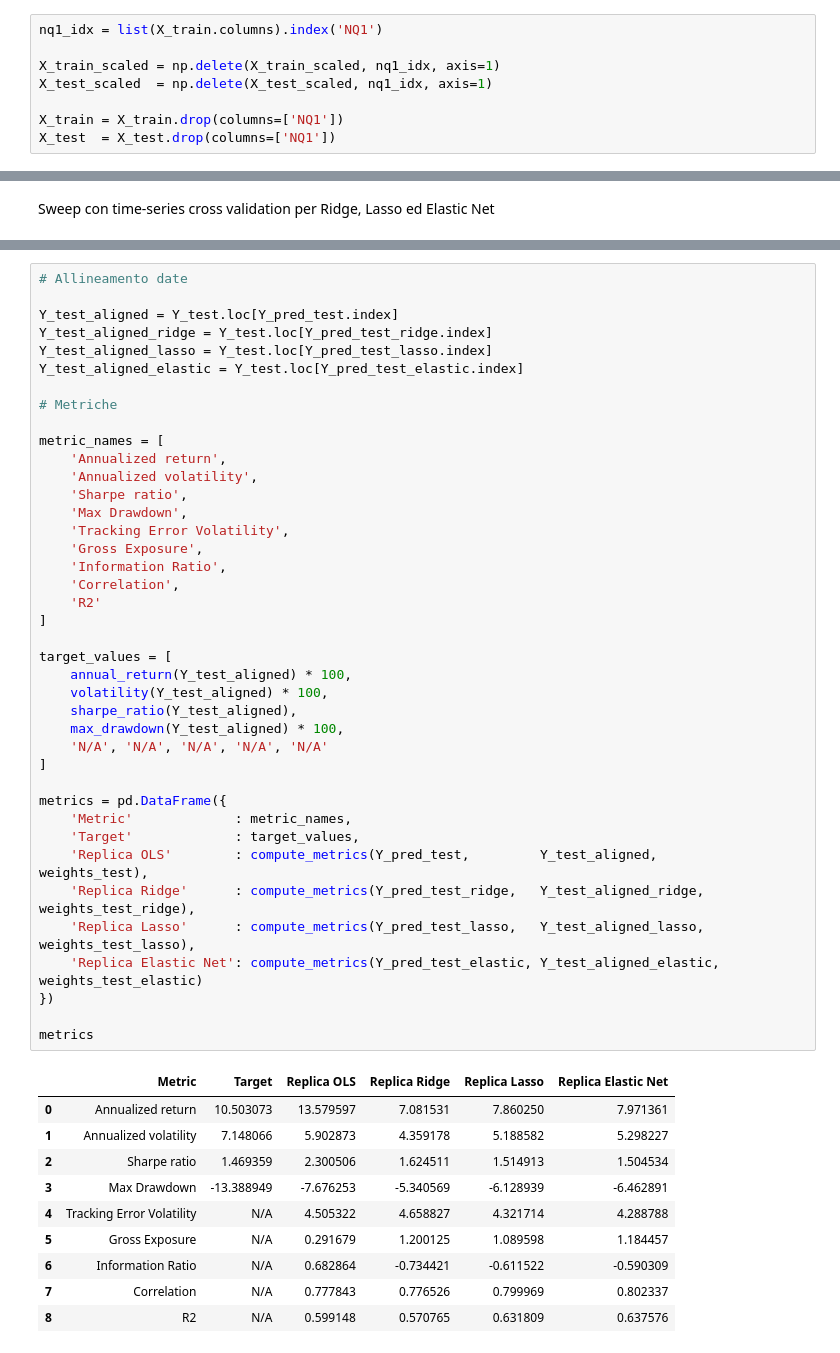
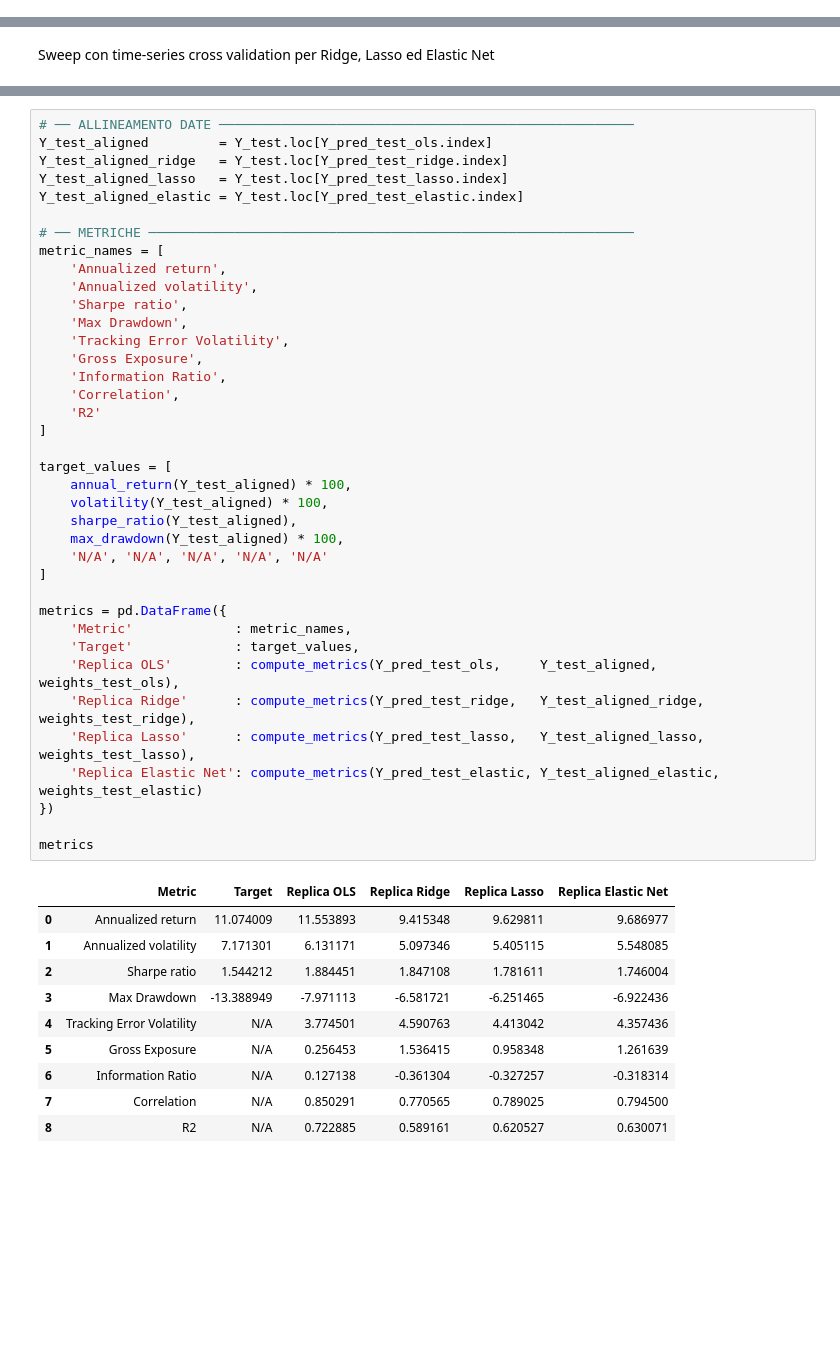
Before and after one commit to tommybaresi-creator/fintech-group-work, a Jupyter notebook: BusinessCase3/StatisticalModels.ipynb, the cells around one changed output, grey strips where cells are left out. Cells and saved outputs as stored; diff of their text form; blank space fills up the shorter version.

```diff
--- a/BusinessCase3/StatisticalModels.ipynb
+++ b/BusinessCase3/StatisticalModels.ipynb
@@ -97,11 +95,3 @@ Droppo indice NQ1
-# %%
-nq1_idx = list(X_train.columns).index('NQ1')
-
-X_train_scaled = np.delete(X_train_scaled, nq1_idx, axis=1)
-X_test_scaled  = np.delete(X_test_scaled, nq1_idx, axis=1)
-
-X_train = X_train.drop(columns=['NQ1'])
-X_test  = X_test.drop(columns=['NQ1'])
 # %% [markdown]
 ---------------------------
 # %% [markdown]
@@ -434,51 +400,49 @@ Y_pred_test_elastic = pd.Series(
 # %%
-# Allineamento date
-
-Y_test_aligned = Y_test.loc[Y_pred_test.index]
-Y_test_aligned_ridge = Y_test.loc[Y_pred_test_ridge.index]
-Y_test_aligned_lasso = Y_test.loc[Y_pred_test_lasso.index]
+# ── ALLINEAMENTO DATE ─────────────────────────────────────────────────────
+Y_test_aligned         = Y_test.loc[Y_pred_test_ols.index]
+Y_test_aligned_ridge   = Y_test.loc[Y_pred_test_ridge.index]
+Y_test_aligned_lasso   = Y_test.loc[Y_pred_test_lasso.index]
 Y_test_aligned_elastic = Y_test.loc[Y_pred_test_elastic.index]
 
-# Metriche
-
+# ── METRICHE ──────────────────────────────────────────────────────────────
 metric_names = [
     'Annualized return',
     'Annualized volatility',
     'Sharpe ratio',
     'Max Drawdown',
     'Tracking Error Volatility',
     'Gross Exposure',
     'Information Ratio',
     'Correlation',
     'R2'
 ]
 
 target_values = [
     annual_return(Y_test_aligned) * 100,
     volatility(Y_test_aligned) * 100,
     sharpe_ratio(Y_test_aligned),
     max_drawdown(Y_test_aligned) * 100,
     'N/A', 'N/A', 'N/A', 'N/A', 'N/A'
 ]
 
 metrics = pd.DataFrame({
     'Metric'             : metric_names,
     'Target'             : target_values,
-    'Replica OLS'        : compute_metrics(Y_pred_test,         Y_test_aligned,         weights_test),
+    'Replica OLS'        : compute_metrics(Y_pred_test_ols,     Y_test_aligned,         weights_test_ols),
     'Replica Ridge'      : compute_metrics(Y_pred_test_ridge,   Y_test_aligned_ridge,   weights_test_ridge),
     'Replica Lasso'      : compute_metrics(Y_pred_test_lasso,   Y_test_aligned_lasso,   weights_test_lasso),
     'Replica Elastic Net': compute_metrics(Y_pred_test_elastic, Y_test_aligned_elastic, weights_test_elastic)
 })
 
 metrics
 # %% [output]
 |  | Metric | Target | Replica OLS | Replica Ridge | Replica Lasso | Replica Elastic Net |
-| 0 | Annualized return | 10.503073 | 13.579597 | 7.081531 | 7.860250 | 7.971361 |
-| 1 | Annualized volatility | 7.148066 | 5.902873 | 4.359178 | 5.188582 | 5.298227 |
-| 2 | Sharpe ratio | 1.469359 | 2.300506 | 1.624511 | 1.514913 | 1.504534 |
-| 3 | Max Drawdown | -13.388949 | -7.676253 | -5.340569 | -6.128939 | -6.462891 |
-| 4 | Tracking Error Volatility | N/A | 4.505322 | 4.658827 | 4.321714 | 4.288788 |
-| 5 | Gross Exposure | N/A | 0.291679 | 1.200125 | 1.089598 | 1.184457 |
-| 6 | Information Ratio | N/A | 0.682864 | -0.734421 | -0.611522 | -0.590309 |
-| 7 | Correlation | N/A | 0.777843 | 0.776526 | 0.799969 | 0.802337 |
-| 8 | R2 | N/A | 0.599148 | 0.570765 | 0.631809 | 0.637576 |
+| 0 | Annualized return | 11.074009 | 11.553893 | 9.415348 | 9.629811 | 9.686977 |
+| 1 | Annualized volatility | 7.171301 | 6.131171 | 5.097346 | 5.405115 | 5.548085 |
+| 2 | Sharpe ratio | 1.544212 | 1.884451 | 1.847108 | 1.781611 | 1.746004 |
+| 3 | Max Drawdown | -13.388949 | -7.971113 | -6.581721 | -6.251465 | -6.922436 |
+| 4 | Tracking Error Volatility | N/A | 3.774501 | 4.590763 | 4.413042 | 4.357436 |
+| 5 | Gross Exposure | N/A | 0.256453 | 1.536415 | 0.958348 | 1.261639 |
+| 6 | Information Ratio | N/A | 0.127138 | -0.361304 | -0.327257 | -0.318314 |
+| 7 | Correlation | N/A | 0.850291 | 0.770565 | 0.789025 | 0.794500 |
+| 8 | R2 | N/A | 0.722885 | 0.589161 | 0.620527 | 0.630071 |
```
Also changed, not shown: parts of 29 cells of this notebook.
